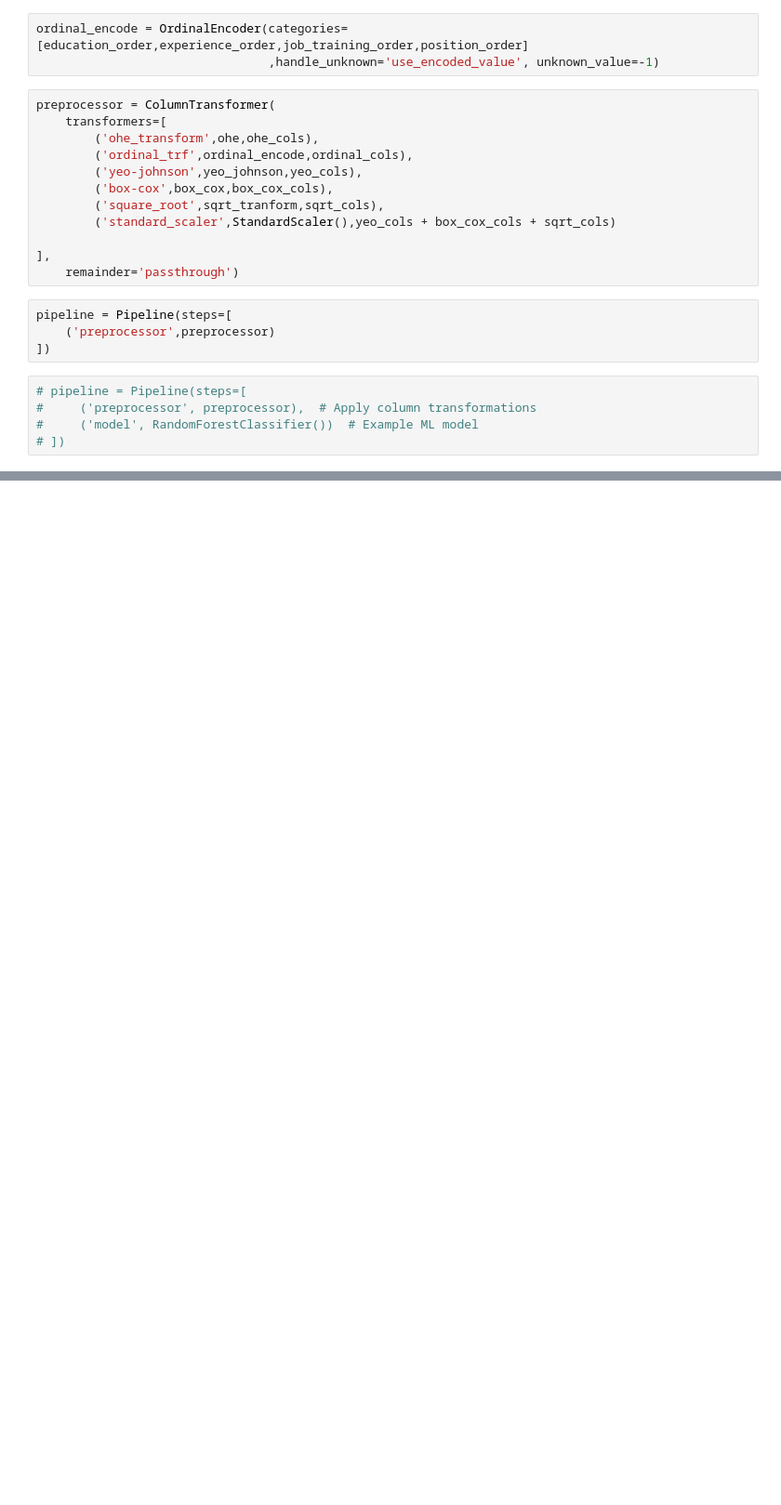
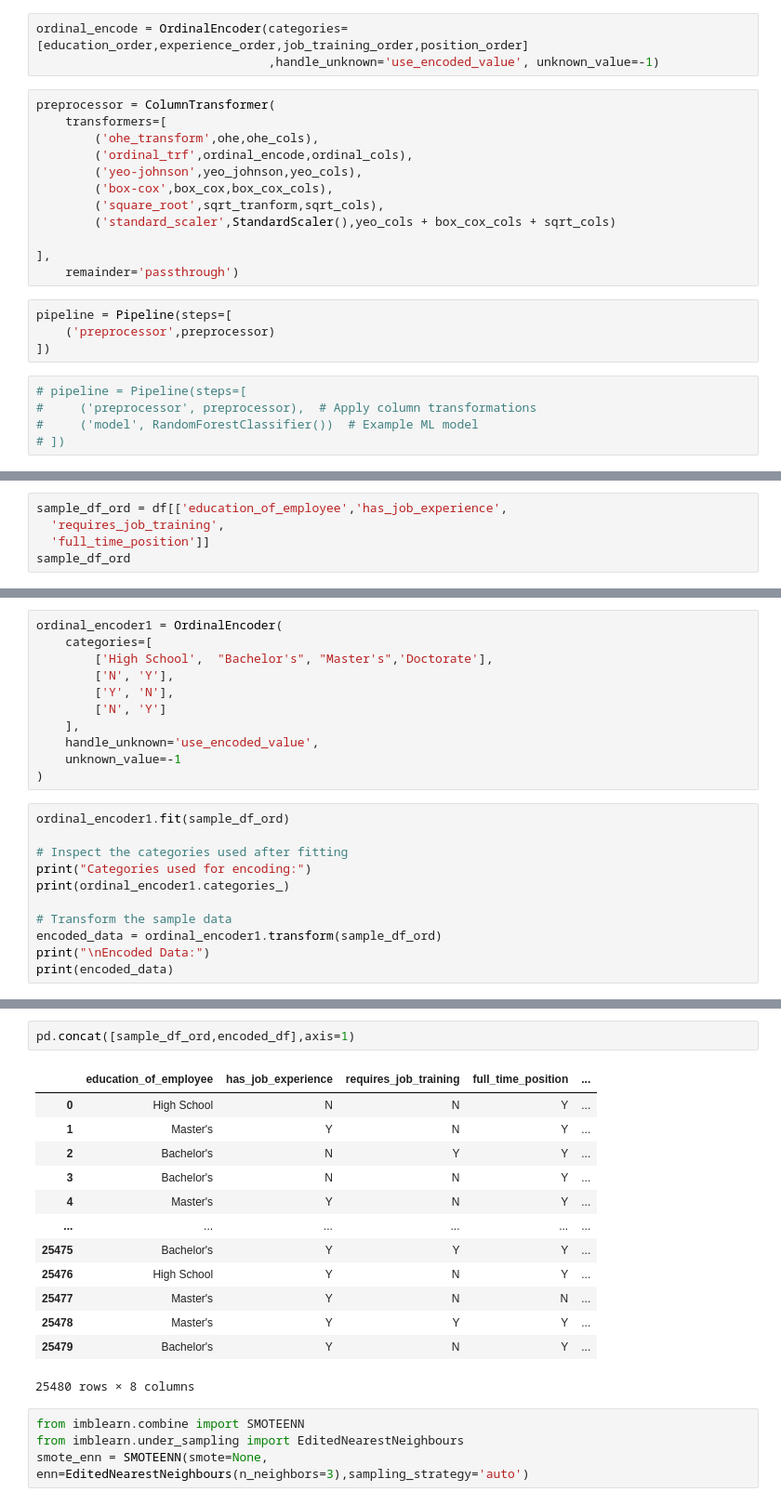
Before and after one commit to mkr9395/project-structure-ewb, a Jupyter notebook: notebooks/feature engineering.ipynb, the cells around one changed output, grey strips where cells are left out. Shown at 93% size. Drawn from its saved outputs; the diff is of its cells as text; blank space fills up the shorter version.

```diff
--- a/notebooks/feature engineering.ipynb
+++ b/notebooks/feature engineering.ipynb
@@ -446,0 +551,5 @@ pipeline = Pipeline(steps=[
+# %%
+sample_df_ord = df[['education_of_employee','has_job_experience',
+  'requires_job_training',
+  'full_time_position']]
+sample_df_ord
@@ -446,0 +570,22 @@ pipeline = Pipeline(steps=[
+# %%
+ordinal_encoder1 = OrdinalEncoder(
+    categories=[
+        ['High School',  "Bachelor's", "Master's",'Doctorate'],
+        ['N', 'Y'],
+        ['Y', 'N'],
+        ['N', 'Y']
+    ],
+    handle_unknown='use_encoded_value',
+    unknown_value=-1
+)
+# %%
+ordinal_encoder1.fit(sample_df_ord)
+
+# Inspect the categories used after fitting
+print("Categories used for encoding:")
+print(ordinal_encoder1.categories_)
+
+# Transform the sample data
+encoded_data = ordinal_encoder1.transform(sample_df_ord)
+print("\nEncoded Data:")
+print(encoded_data)
@@ -446,0 +604,20 @@ pipeline = Pipeline(steps=[
+# %%
+pd.concat([sample_df_ord,encoded_df],axis=1)
+# %% [output]
+|  | education_of_employee | has_job_experience | requires_job_training | full_time_position | ... |
+| 0 | High School | N | N | Y | ... |
+| 1 | Master's | Y | N | Y | ... |
+| 2 | Bachelor's | N | Y | Y | ... |
+| 3 | Bachelor's | N | N | Y | ... |
+| 4 | Master's | Y | N | Y | ... |
+| ... | ... | ... | ... | ... | ... |
+| 25475 | Bachelor's | Y | Y | Y | ... |
+| 25476 | High School | Y | N | Y | ... |
+| 25477 | Master's | Y | N | N | ... |
+| 25478 | Master's | Y | Y | Y | ... |
+| 25479 | Bachelor's | Y | N | Y | ... |
+25480 rows × 8 columns
+# %%
+from imblearn.combine import SMOTEENN
+from imblearn.under_sampling import EditedNearestNeighbours
+smote_enn = SMOTEENN(smote=None, enn=EditedNearestNeighbours(n_neighbors=3),sampling_strategy='auto')
```
Also changed, not shown: parts of 37 cells of this notebook, 1 other file.
